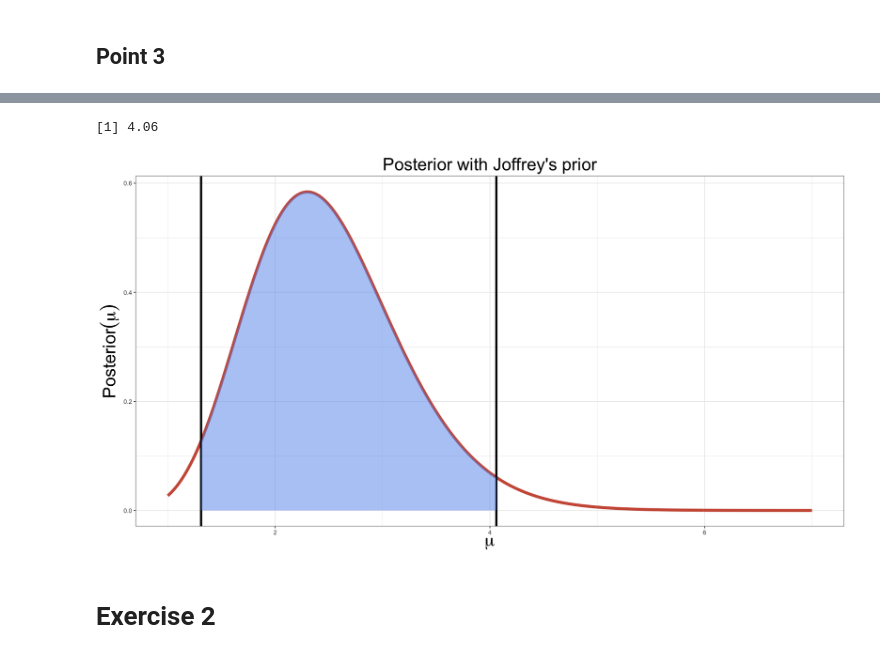
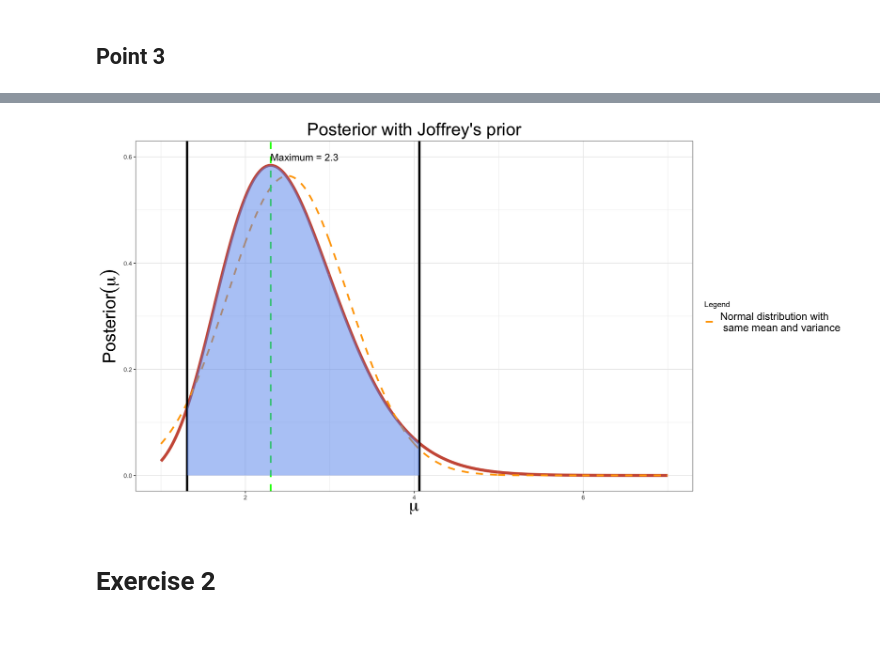
Before and after one commit to tommasoamico/R_statistics_exercises, a Jupyter notebook: exercises_5.ipynb, the cells around one changed output, grey strips where cells are left out. Drawn from its saved outputs; the diff is of its cells as text; code cells hidden in the pictures.

```diff
--- a/exercises_5.ipynb
+++ b/exercises_5.ipynb
@@ -123,6 +129,7 @@ cumul <- pgamma(mu_range, shape=sum(draws) + 1, rate=length(draws))
 
 lower_bound <- mu_range[length(cumul[cumul < 0.025])]
 upper_bound <- mu_range[length(cumul[cumul < 0.975])]
+max_index=which.max(posterior)
 
 x_axis <- seq(lower_bound, upper_bound, by = 0.1)
 posterior_cut <- dgamma(seq(lower_bound, upper_bound, by = 0.1), shape=sum(draws) + 1, rate=length(draws))
@@ -132,15 +139,22 @@ plot <- ggplot() +
 
         geom_line(aes(x = mu_range, y = posterior), lwd=2, color='coral3') +
         ggtitle('Posterior with a uniform prior') +
+        geom_line(aes(x = mu_range, y = dnorm(x=mu_range, mean = 2.6, sd = sqrt(0.52)), color='Normal distribution with \n same mean and variance'), linetype='dashed', lwd=1.2) +
+        labs(color='Legend') +
 
+        scale_color_manual(values = c('Normal distribution with \n same mean and variance' = 'orange')) +
         ylab(TeX('$Posterior(\\mu)$')) +
         xlab(TeX('$\\mu$')) +
         theme_bw() +
         theme(plot.title = element_text(size=25, hjust = 0.5)) +
         theme(axis.title = element_text(size=25, hjust = 0.5)) +
+        theme(legend.text = element_text(size=15)) +
         geom_vline(xintercept = lower_bound, lwd=1.5) +
         geom_vline(xintercept = upper_bound, lwd=1.5) +
-        geom_ribbon(aes(x = seq(lower_bound, upper_bound, by = 0.1), ymin=0, ymax=posterior_cut), fill='cornflowerblue', alpha=0.5)
+        geom_vline(aes(xintercept=mu_range[max_index]), linetype='dashed', lwd=1.2, color='green') +
+        geom_ribbon(aes(x = seq(lower_bound, upper_bound, by = 0.1), ymin=0, ymax=posterior_cut), fill='cornflowerblue', alpha=0.5)+
+        annotate('text', x=mu_range[max_index]+0.4, y=0.6 , label=sprintf("Maximum = %s", mu_range[max_index]), size=5)
+
 
 plot
 # %% [output]
@@ -152,32 +166,35 @@ cumul <- pgamma(mu_range, shape=sum(draws) + 1/2, rate=length(draws))
 
 lower_bound <- mu_range[length(cumul[cumul < 0.025])]
 upper_bound <- mu_range[length(cumul[cumul < 0.975])]
+max_index=which.max(posterior_j)
 
 x_axis <- seq(lower_bound, upper_bound, by = 0.1)
 posterior_cut <- dgamma(seq(lower_bound, upper_bound, by = 0.01), shape=sum(draws) + 1/2, rate=length(draws))
-# %%
-upper_bound
-# %% [output]
-[1] 4.06
 # %%
 
 plot <- ggplot() +
 
         geom_line(aes(x = mu_range, y = posterior_j), lwd=2, color='coral3') +
         ggtitle('Posterior with Joffrey\'s prior') +
+        geom_line(aes(x = mu_range, y = dnorm(x=mu_range, mean = 2.5, sd = sqrt(0.5)), color='Normal distribution with \n same mean and variance'), linetype='dashed', lwd=1.2) +
+        labs(color='Legend') +
 
+        scale_color_manual(values = c('Normal distribution with \n same mean and variance' = 'orange')) +
         ylab(TeX('$Posterior(\\mu)$')) +
         xlab(TeX('$\\mu$')) +
         theme_bw() +
         theme(plot.title = element_text(size=25, hjust = 0.5)) +
         theme(axis.title = element_text(size=25, hjust = 0.5)) +
+        theme(legend.text = element_text(size=15)) +
         geom_vline(xintercept = lower_bound, lwd=1.5) +
         geom_vline(xintercept = upper_bound, lwd=1.5) +
+        geom_vline(aes(xintercept=mu_range[max_index]), linetype='dashed', lwd=1.2, color='green') +
+        annotate('text', x=mu_range[max_index]+0.4, y=0.6 , label=sprintf("Maximum = %s", mu_range[max_index]), size=5) +
         geom_ribbon(aes(x = seq(lower_bound, upper_bound, by = 0.01), ymin=0, ymax=posterior_cut), fill='cornflowerblue', alpha=0.5)
 
 plot
 # %% [output]
-[figure, old version]
+[figure, new version]
 # %% [markdown]
 # Exercise 2
 # %% [markdown]
```
Also changed, not shown: parts of 30 cells of this notebook.
